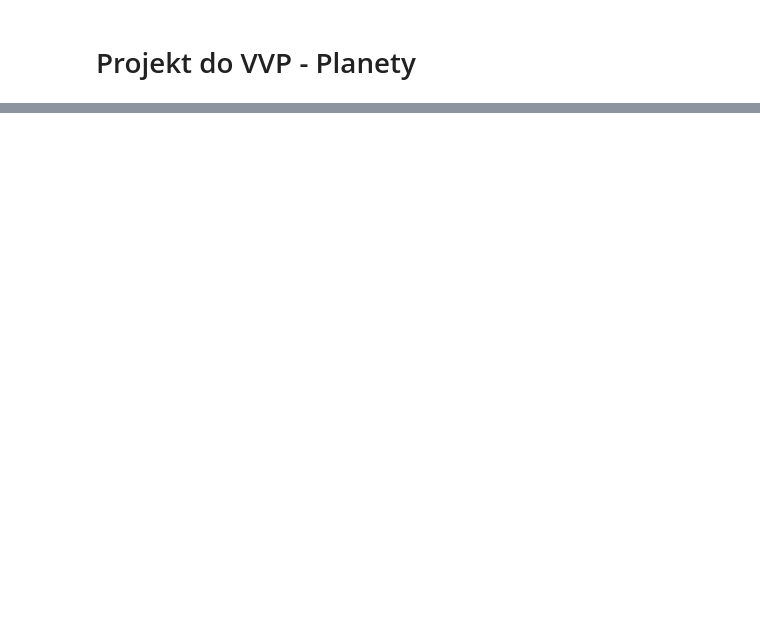
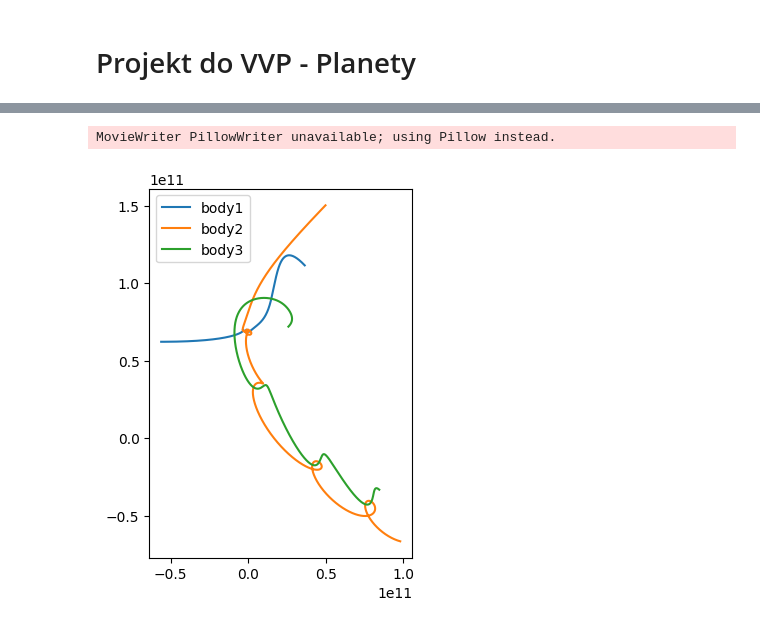
Before and after one commit to MAR0897/VVP_projekt_MAR0897, a Jupyter notebook: examples.ipynb, the cells around one changed output, grey strips where cells are left out. Saved outputs shown, nothing was run; the diff lists cells and outputs as text; code cells hidden in the pictures; blank space fills up the shorter version.

```diff
--- a/examples.ipynb
+++ b/examples.ipynb
@@ -67,0 +102,5 @@ MovieWriter PillowWriter unavailable; using Pillow instead.
+# %%
+random_sim.plot_video("animation.gif")
+# %% [output]
+MovieWriter PillowWriter unavailable; using Pillow instead.
+[figure, added]
```
Also changed, not shown: parts of 26 cells of this notebook, 2 other files.
